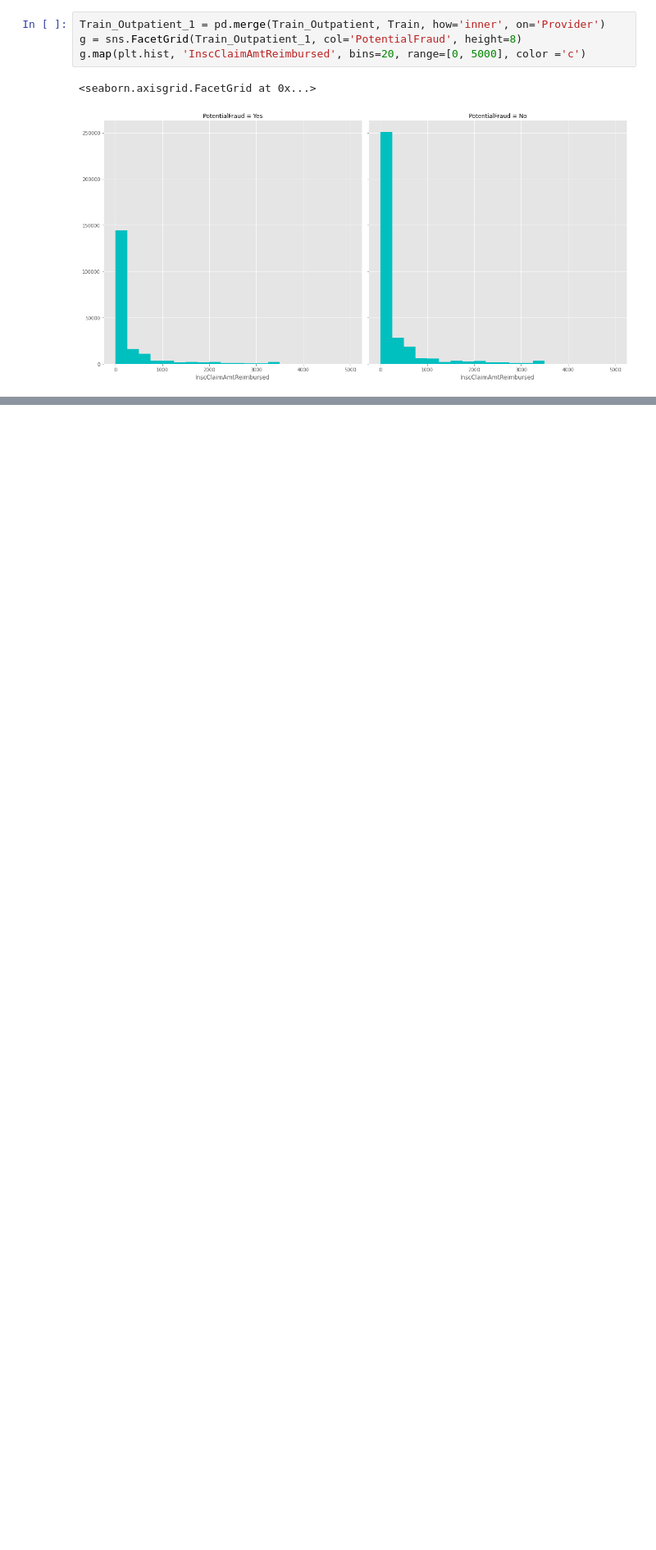
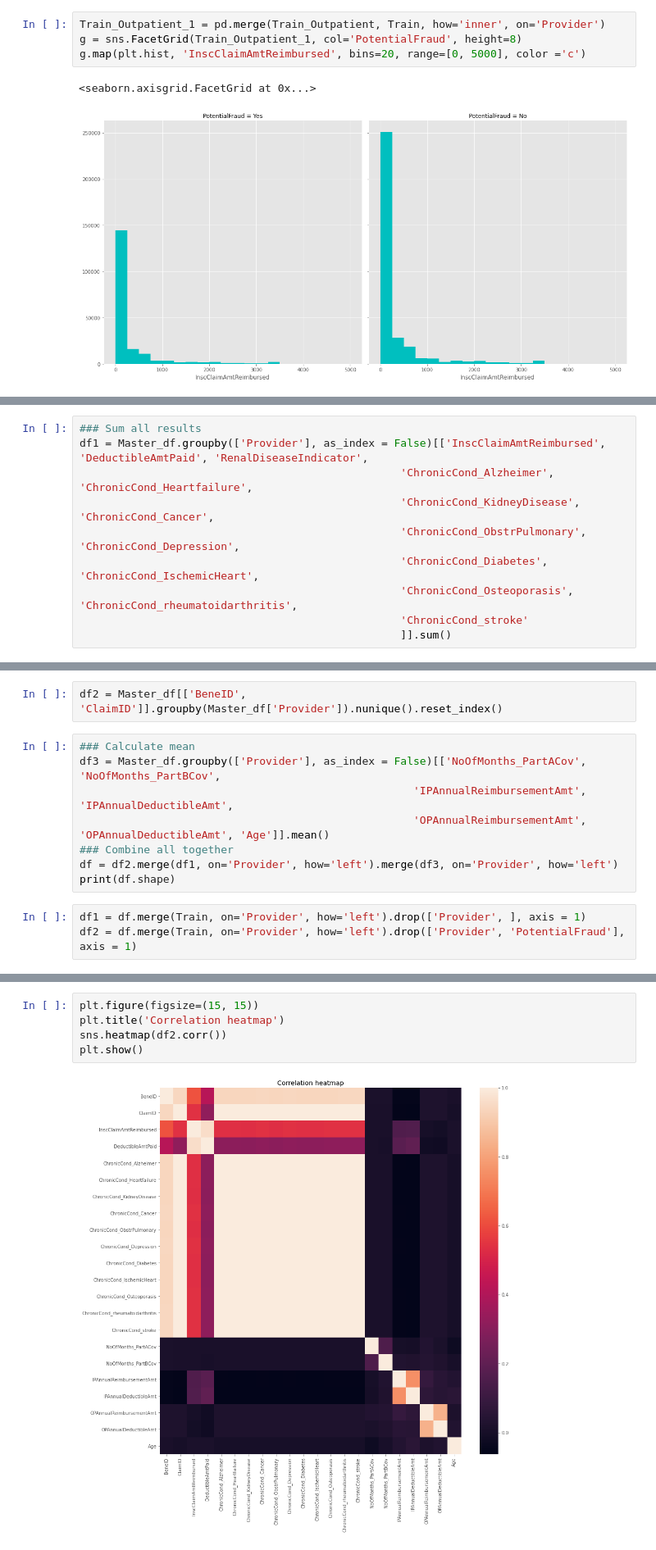
Before and after one commit to hastagAB/Healthcare-Fraud-Analysis, a Jupyter notebook: src/analysis.ipynb, the cells around one changed output, grey strips where cells are left out. Shown at 82% size. Cells and saved outputs as stored; diff of their text form; blank space fills up the shorter version.

```diff
--- a/src/analysis.ipynb
+++ b/src/analysis.ipynb
@@ -503,0 +572,10 @@ g.map(plt.hist, 'InscClaimAmtReimbursed', bins=20, range=[0, 5000], color ='c')
+# %%
+### Sum all results
+df1 = Master_df.groupby(['Provider'], as_index = False)[['InscClaimAmtReimbursed', 'DeductibleAmtPaid', 'RenalDiseaseIndicator',
+                                                  'ChronicCond_Alzheimer', 'ChronicCond_Heartfailure',
+                                                  'ChronicCond_KidneyDisease', 'ChronicCond_Cancer',
+                                                  'ChronicCond_ObstrPulmonary', 'ChronicCond_Depression',
+                                                  'ChronicCond_Diabetes', 'ChronicCond_IschemicHeart',
+                                                  'ChronicCond_Osteoporasis', 'ChronicCond_rheumatoidarthritis',
+                                                  'ChronicCond_stroke'
+                                                  ]].sum()
@@ -503,0 +584,13 @@ g.map(plt.hist, 'InscClaimAmtReimbursed', bins=20, range=[0, 5000], color ='c')
+# %%
+df2 = Master_df[['BeneID', 'ClaimID']].groupby(Master_df['Provider']).nunique().reset_index()
+# %%
+### Calculate mean
+df3 = Master_df.groupby(['Provider'], as_index = False)[['NoOfMonths_PartACov', 'NoOfMonths_PartBCov',
+                                                    'IPAnnualReimbursementAmt', 'IPAnnualDeductibleAmt',
+                                                    'OPAnnualReimbursementAmt', 'OPAnnualDeductibleAmt', 'Age']].mean()
+### Combine all together
+df = df2.merge(df1, on='Provider', how='left').merge(df3, on='Provider', how='left')
+print(df.shape)
+# %%
+df1 = df.merge(Train, on='Provider', how='left').drop(['Provider', ], axis = 1)
+df2 = df.merge(Train, on='Provider', how='left').drop(['Provider', 'PotentialFraud'], axis = 1)
@@ -503,0 +599,7 @@ g.map(plt.hist, 'InscClaimAmtReimbursed', bins=20, range=[0, 5000], color ='c')
+# %%
+plt.figure(figsize=(15, 15))
+plt.title('Correlation heatmap')
+sns.heatmap(df2.corr())
+plt.show()
+# %% [output]
+[figure, added]
```
Also changed, not shown: parts of 17 cells of this notebook.
